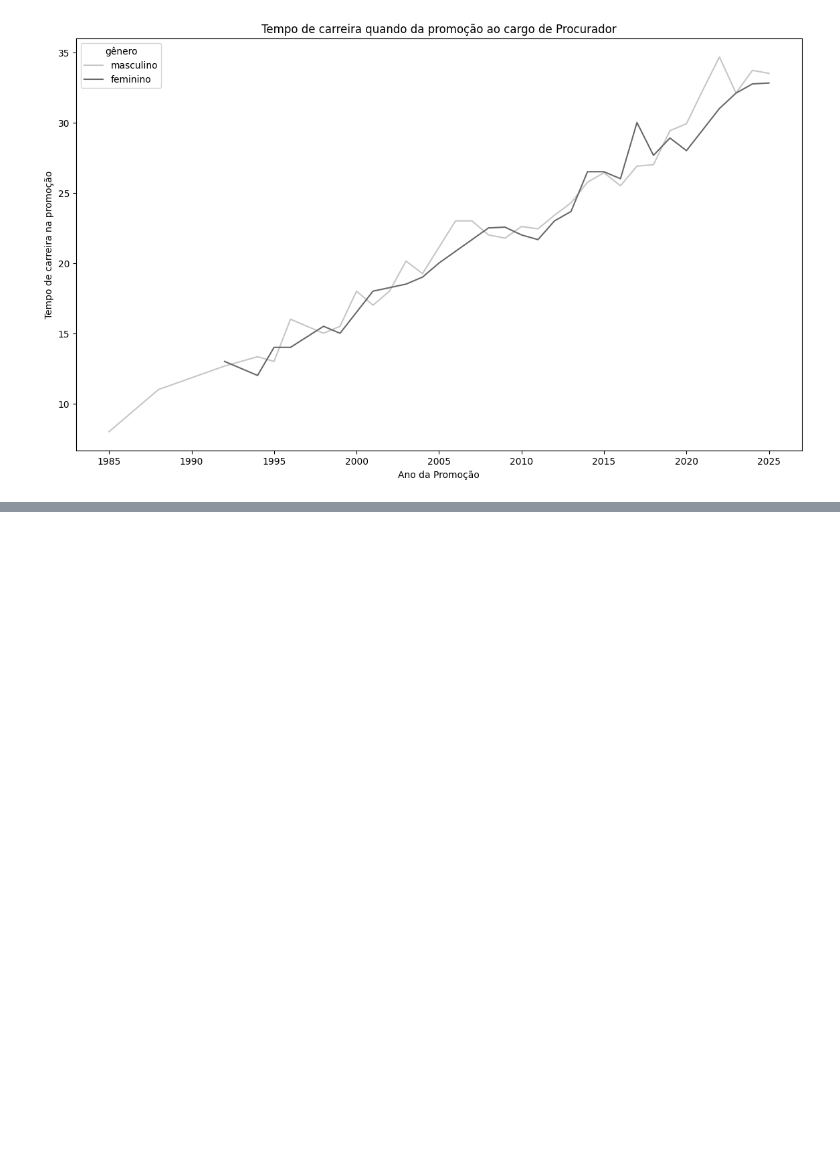
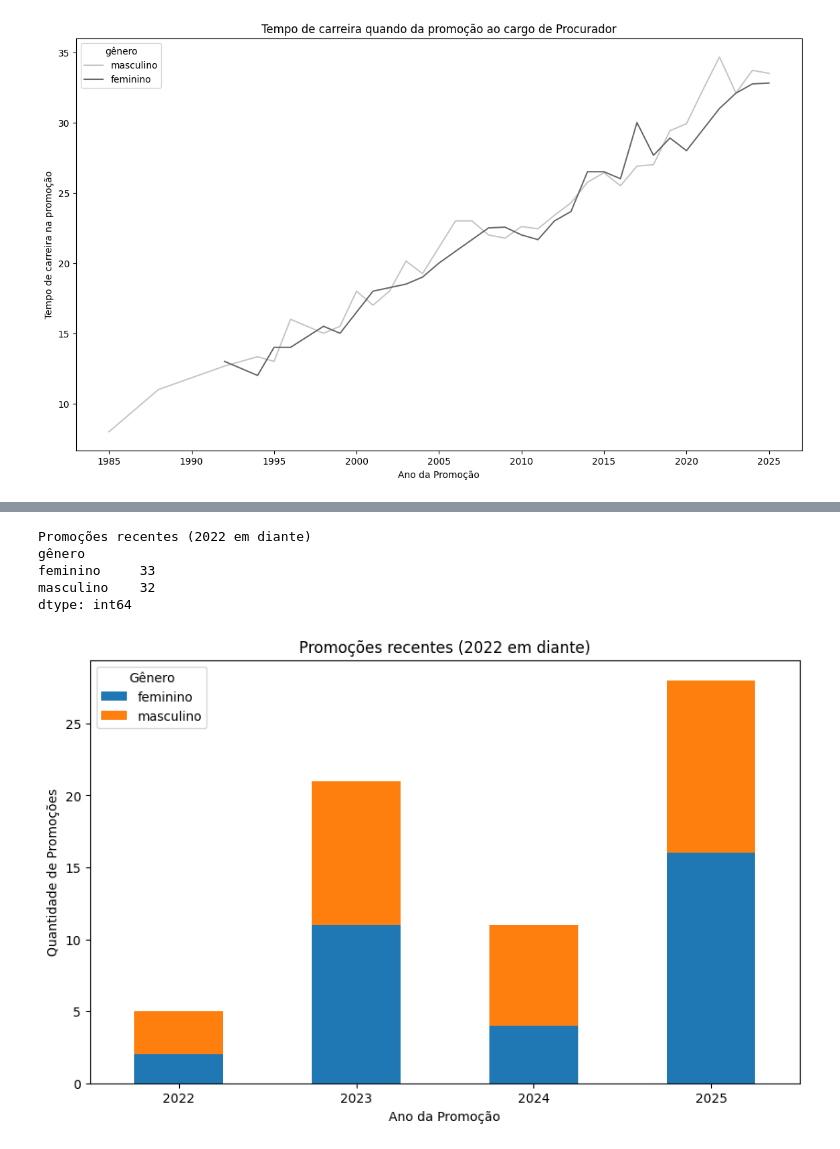
Before and after one commit to jespimentel/perfil_procuradoria_mpsp, a Jupyter notebook: perfil_procuradoria_2025.ipynb, the cells around one changed output, grey strips where cells are left out. Drawn from its saved outputs; the diff is of its cells as text; code cells hidden in the pictures; blank space fills up the shorter version.

```diff
--- a/perfil_procuradoria_2025.ipynb
+++ b/perfil_procuradoria_2025.ipynb
@@ -240,3 +240,7 @@ plt.savefig('/content/drive/MyDrive/Datasets/listas_de_antiguidade/lineplot_temp
 plt.show()
 # %% [output]
 [figure]
+# %%
+df_2022_em_diante = df[df['Ano da promoção'] >= 2022]
+df_promocoes_recentes = df_2022_em_diante.groupby(['Ano da promoção', 'gênero'])['Nome'].count().unstack()
+df_promocoes_recentes
@@ -242,0 +254,18 @@ plt.show()
+# %%
+print("Promoções recentes (2022 em diante)")
+print(df_promocoes_recentes.sum())
+
+df_promocoes_recentes.plot(kind='bar', stacked=True, figsize=(10, 6))
+plt.title('Promoções recentes (2022 em diante)')
+plt.xlabel('Ano da Promoção')
+plt.ylabel('Quantidade de Promoções')
+plt.xticks(rotation=0)
+plt.legend(title='Gênero')
+plt.show()
+# %% [output]
+Promoções recentes (2022 em diante)
+gênero
+feminino     33
+masculino    32
+dtype: int64
+[figure, added]
```
Also changed, not shown: parts of 1 cell of this notebook.
